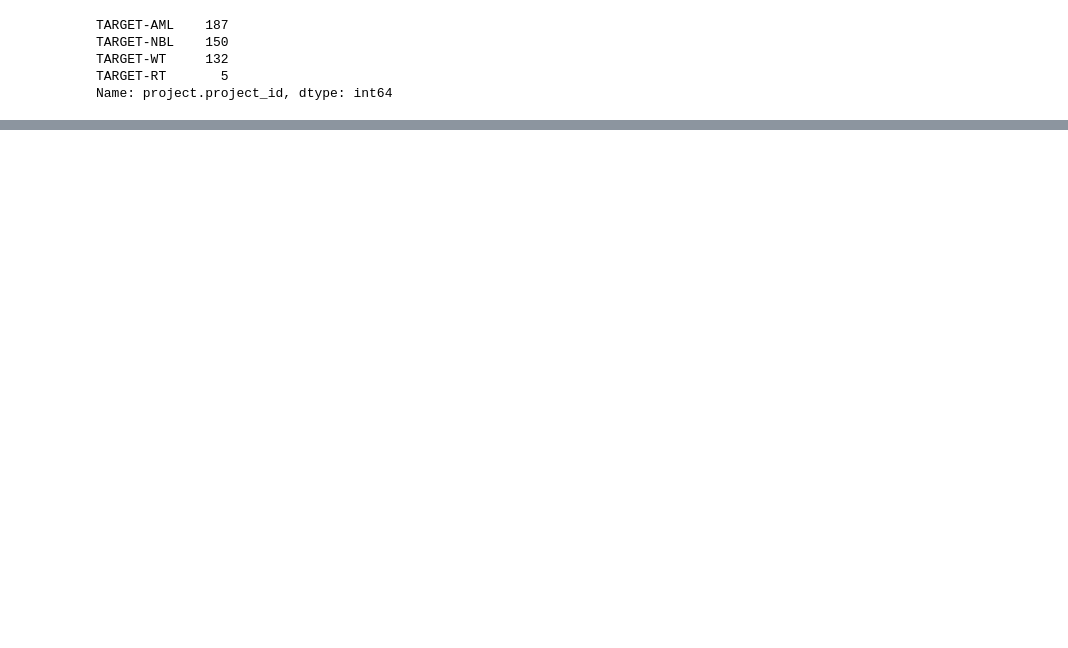
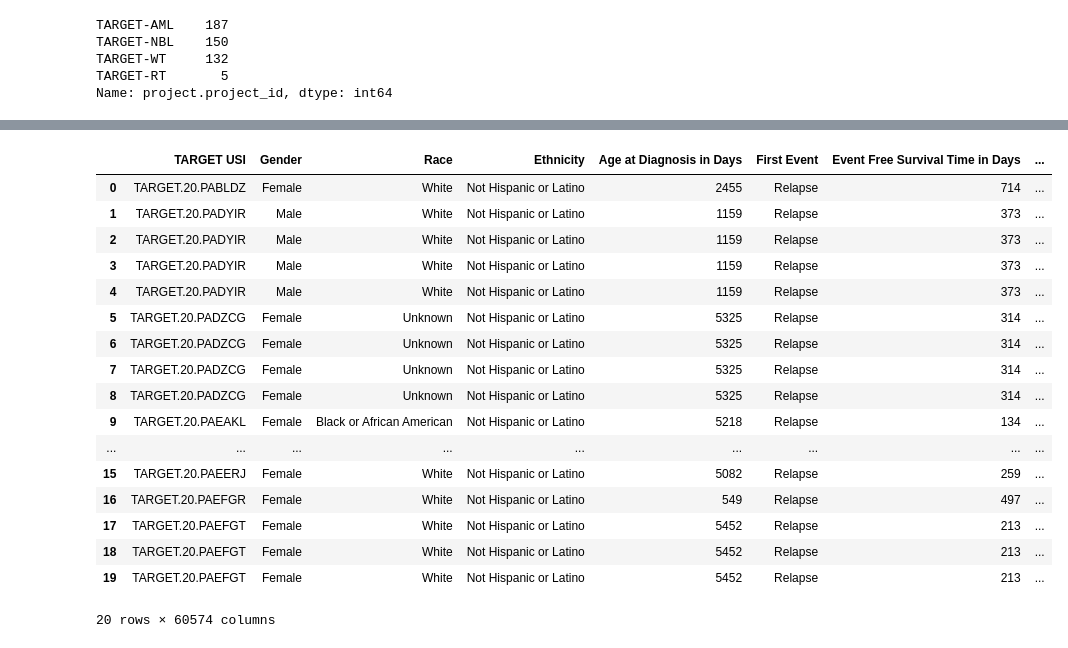
Before and after one commit to NCBI-Hackathons/ConsensusML, a Jupyter notebook: scripts/david_clean.ipynb, the cells around one changed output, grey strips where cells are left out. Saved outputs shown, nothing was run; the diff lists cells and outputs as text; code cells hidden in the pictures; blank space fills up the shorter version.

```diff
--- a/scripts/david_clean.ipynb
+++ b/scripts/david_clean.ipynb
@@ -95,0 +193,4 @@ WT_df.to_csv('../Clinical_Data/WT_dataframe.csv')
+# %%
+assay_pt_df['2nd ID'] = list(assay_pt_df.index)
+# %%
+assay_pt_df['2nd ID'] = assay_pt_df['2nd ID'].apply(lambda x: x[16:])
@@ -95,0 +199,3 @@ WT_df.to_csv('../Clinical_Data/WT_dataframe.csv')
+# %%
+assay_pt_df.loc['Genes', 'TARGET USI'] = 'TARGET USI'
+assay_pt_df.loc['Genes', '2nd ID'] = '2nd ID'
@@ -95,0 +214,23 @@ WT_df.to_csv('../Clinical_Data/WT_dataframe.csv')
+# %%
+AML_genes = AML_df.merge(assay_pt_df, how='left', on='TARGET USI')
+# %%
+AML_genes.head(20)
+# %% [output]
+|  | TARGET USI | Gender | Race | Ethnicity | Age at Diagnosis in Days | First Event | Event Free Survival Time in Days | ... |
+| 0 | TARGET.20.PABLDZ | Female | White | Not Hispanic or Latino | 2455 | Relapse | 714 | ... |
+| 1 | TARGET.20.PADYIR | Male | White | Not Hispanic or Latino | 1159 | Relapse | 373 | ... |
+| 2 | TARGET.20.PADYIR | Male | White | Not Hispanic or Latino | 1159 | Relapse | 373 | ... |
+| 3 | TARGET.20.PADYIR | Male | White | Not Hispanic or Latino | 1159 | Relapse | 373 | ... |
+| 4 | TARGET.20.PADYIR | Male | White | Not Hispanic or Latino | 1159 | Relapse | 373 | ... |
+| 5 | TARGET.20.PADZCG | Female | Unknown | Not Hispanic or Latino | 5325 | Relapse | 314 | ... |
+| 6 | TARGET.20.PADZCG | Female | Unknown | Not Hispanic or Latino | 5325 | Relapse | 314 | ... |
+| 7 | TARGET.20.PADZCG | Female | Unknown | Not Hispanic or Latino | 5325 | Relapse | 314 | ... |
+| 8 | TARGET.20.PADZCG | Female | Unknown | Not Hispanic or Latino | 5325 | Relapse | 314 | ... |
+| 9 | TARGET.20.PAEAKL | Female | Black or African American | Not Hispanic or Latino | 5218 | Relapse | 134 | ... |
+| ... | ... | ... | ... | ... | ... | ... | ... | ... |
+| 15 | TARGET.20.PAEERJ | Female | White | Not Hispanic or Latino | 5082 | Relapse | 259 | ... |
+| 16 | TARGET.20.PAEFGR | Female | White | Not Hispanic or Latino | 549 | Relapse | 497 | ... |
+| 17 | TARGET.20.PAEFGT | Female | White | Not Hispanic or Latino | 5452 | Relapse | 213 | ... |
+| 18 | TARGET.20.PAEFGT | Female | White | Not Hispanic or Latino | 5452 | Relapse | 213 | ... |
+| 19 | TARGET.20.PAEFGT | Female | White | Not Hispanic or Latino | 5452 | Relapse | 213 | ... |
+20 rows × 60574 columns
```
Also changed, not shown: parts of 24 cells of this notebook.
